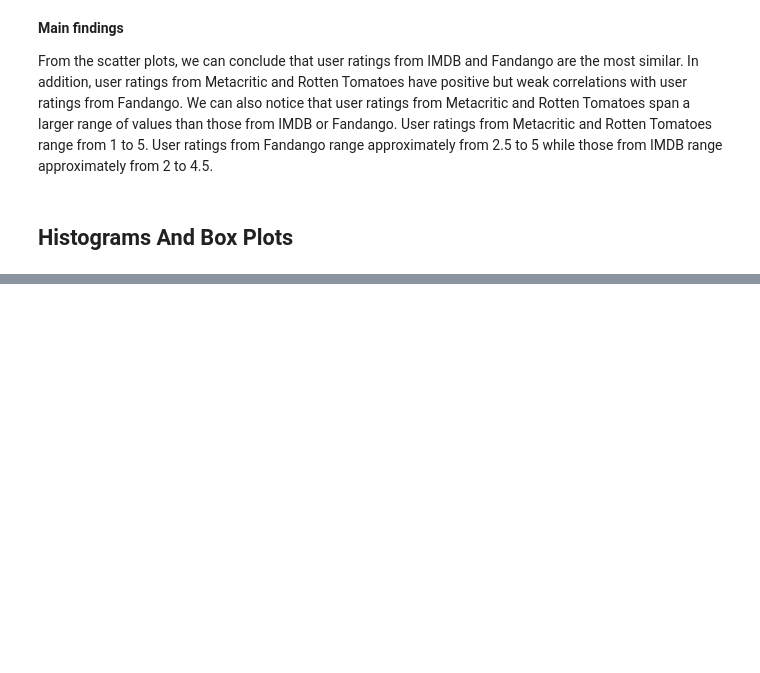
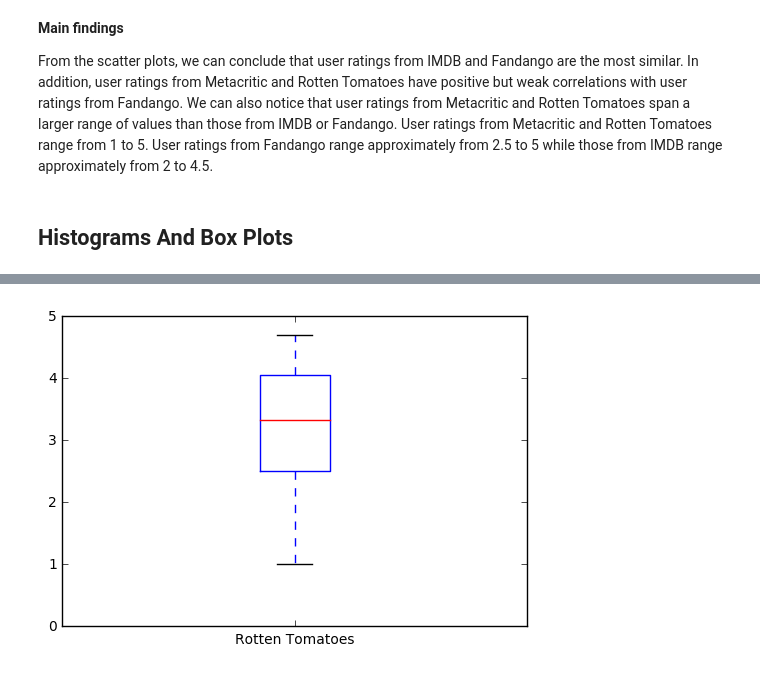
Before and after one commit to denrasulev/dataquest, a Jupyter notebook: DataVis.ipynb, the cells around one changed output, grey strips where cells are left out. Cells and saved outputs as stored; diff of their text form; code cells hidden in the pictures; blank space fills up the shorter version.

```diff
--- a/DataVis.ipynb
+++ b/DataVis.ipynb
@@ -338,0 +404,9 @@ From the scatter plots, we can conclude that user ratings from IMDB and Fandango
+# %%
+# now let's create boxplot
+fig, ax = plt.subplots()
+ax.boxplot(norm_reviews['RT_user_norm'])
+ax.set_ylim(0,5)
+ax.set_xticklabels(['Rotten Tomatoes'])
+plt.show()
+# %% [output]
+[figure, added]
```
Also changed, not shown: parts of 6 cells of this notebook.
